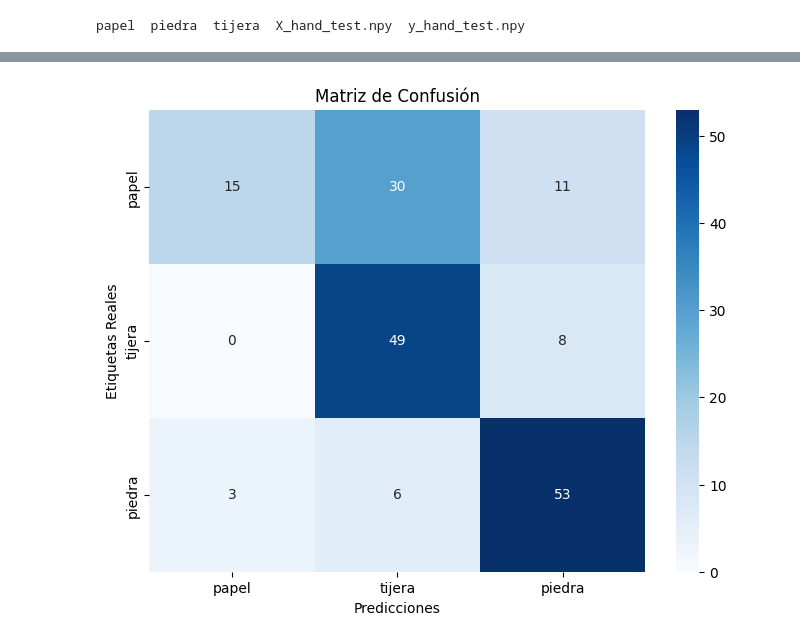
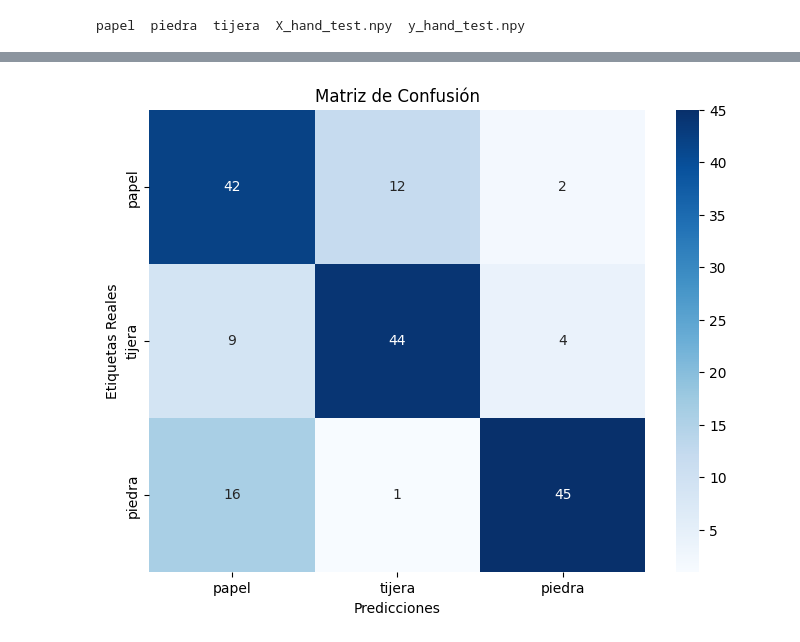
Before and after one commit to cj-chavarria/Deep-Learning-Coursework, a Jupyter notebook: DLCV_15_Piedra-Pepel-Tijera/Parte2_prediccion_MatrizConfusion.ipynb, the cells around one changed output, grey strips where cells are left out. Saved outputs shown, nothing was run; the diff lists cells and outputs as text; code cells hidden in the pictures.

```diff
--- a/DLCV_15_Piedra-Pepel-Tijera/Parte2_prediccion_MatrizConfusion.ipynb
+++ b/DLCV_15_Piedra-Pepel-Tijera/Parte2_prediccion_MatrizConfusion.ipynb
@@ -31,7 +21,7 @@ gato_ejemplo.jpg  papel.jpg  piedra.jpg  tijera.jpg
 from keras.models import load_model
 import h5py
 # %%
-model = load_model('---MODELO--')
+model = load_model('modelo_CNN_Carlos-Chavarria.keras')
 # %%
 from tensorflow.keras.utils import  array_to_img, img_to_array, load_img
 # %%
@@ -59,7 +49,7 @@ y_test = np.load('dataset_test/y_hand_test.npy')
 
 ##
 import tensorflow as tf
-X_test= tf.image.resize(X_test, (75, 75))
+X_test= tf.image.resize(X_test, (64, 64))
 
 # Escalar los datos
 X_test_scaled = X_test / 255
@@ -91,4 +80,4 @@ WARNING:tensorflow:5 out of the last 13 calls to <function TensorFlowTrainer.mak
-[figure, old version]
+[figure, new version]
 # %%
 import matplotlib.pyplot as plt
 import numpy as np
```
Also changed, not shown: parts of 6 cells of this notebook, 7 other files.
